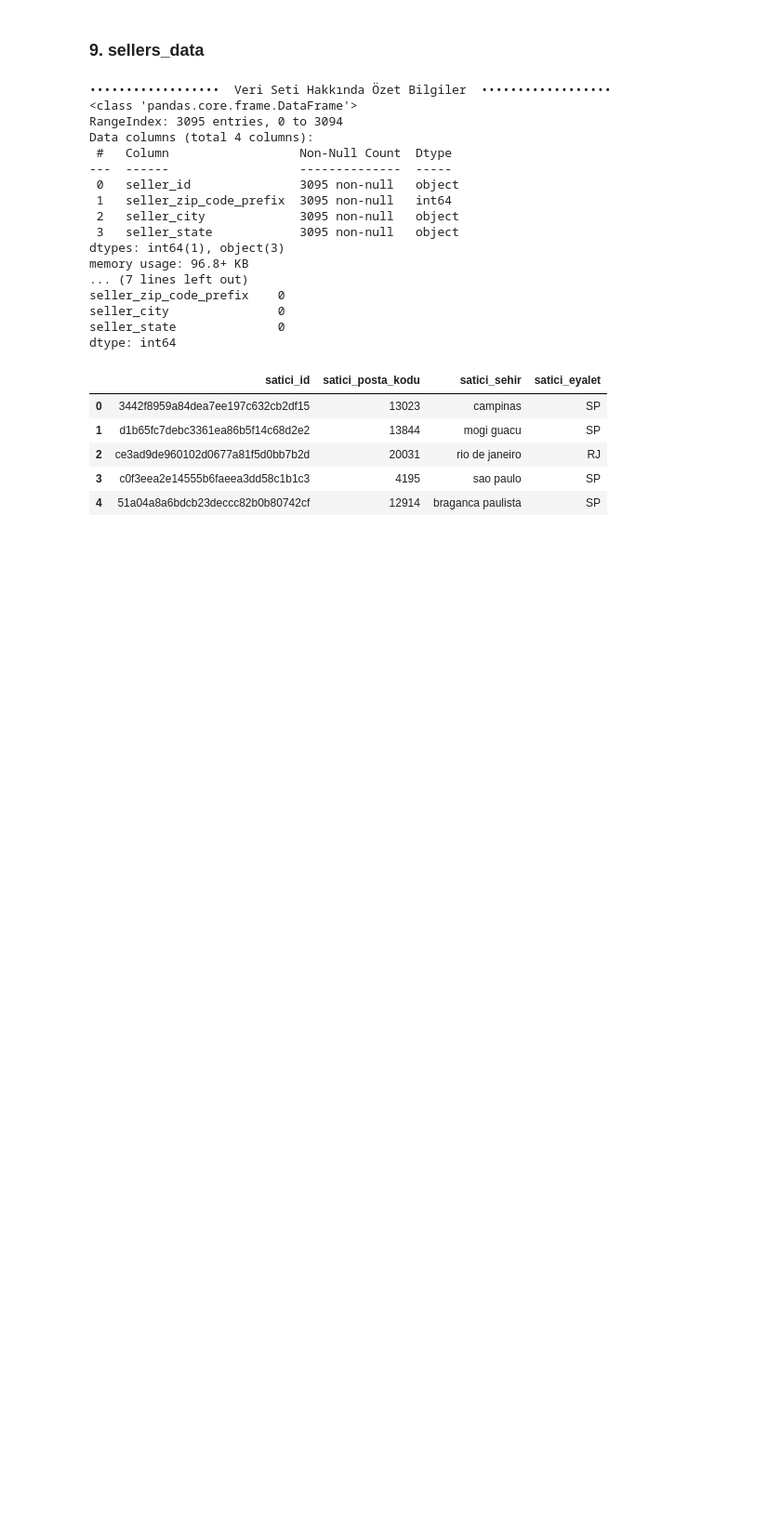
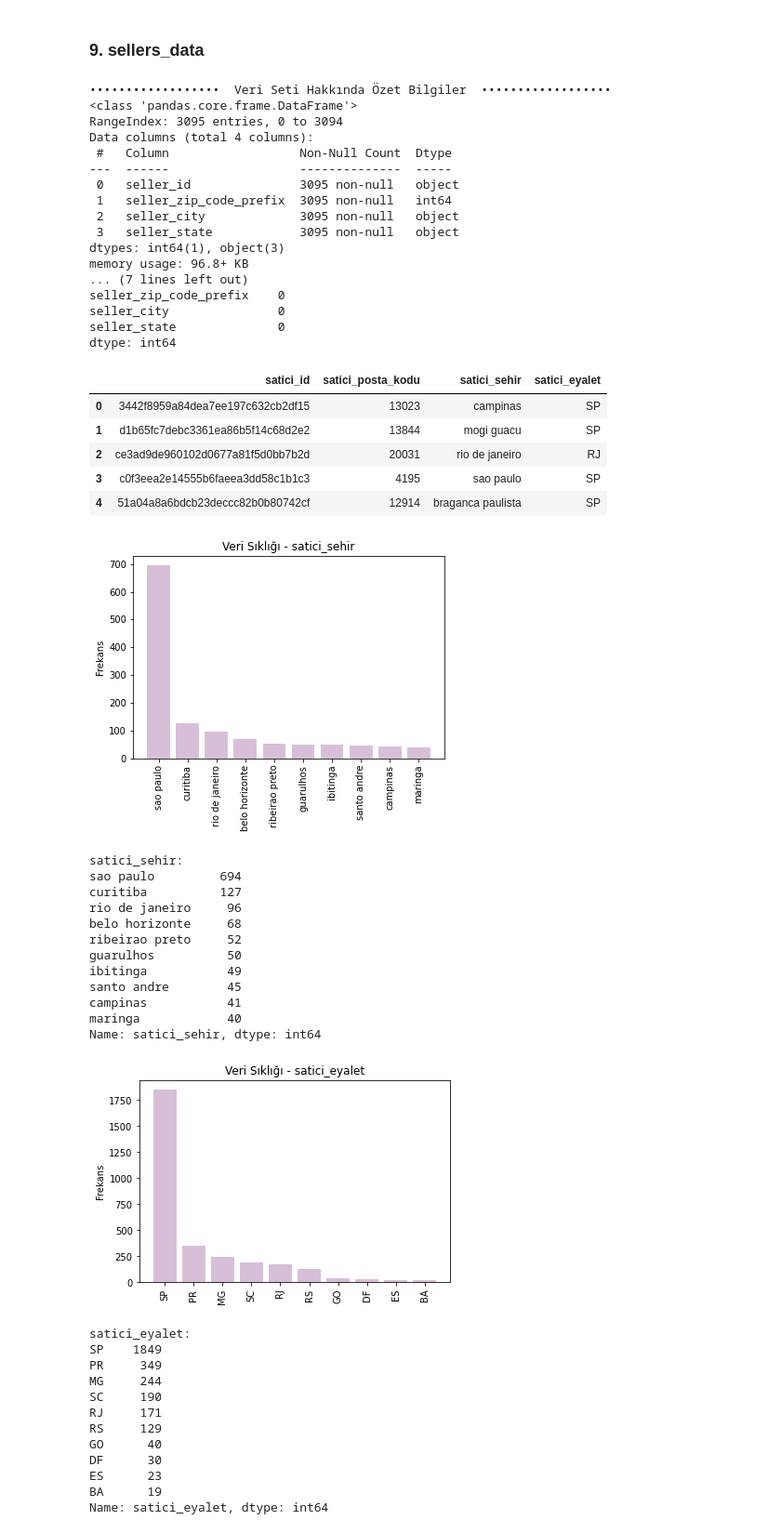
Before and after one commit to sudeokumus/womenintech_python_bitirme_projesi, a Jupyter notebook: ayrintilar.ipynb, the cells around one changed output. Shown at 93% size. Cells and saved outputs as stored; diff of their text form; code cells hidden in the pictures; blank space fills up the shorter version.

```diff
--- a/ayrintilar.ipynb
+++ b/ayrintilar.ipynb
@@ -1243,3 +1324,56 @@ sellers_data.head()
 | 2 | ce3ad9de960102d0677a81f5d0bb7b2d | 20031 | rio de janeiro | RJ |
 | 3 | c0f3eea2e14555b6faeea3dd58c1b1c3 | 4195 | sao paulo | SP |
 | 4 | 51a04a8a6bdcb23deccc82b0b80742cf | 12914 | braganca paulista | SP |
+# %%
+def plotBar(degisken, n = 10):   #En çok görülen 10 değer
+
+  """
+  Girdi: Değişken/sütun ismi
+  n = Gösterilecek eşsiz, en sık rastlanan değer sayısı
+  Çıktı: Çubuk grafiği
+  """
+
+  veri = sellers_data[degisken]
+  veri_sayma = veri.value_counts()
+  veri_sayma = veri_sayma[:n] #İlk n tanesini almak için
+  plt.figure()
+  plt.bar(veri_sayma.index, veri_sayma, color = "thistle")
+  plt.xticks(veri_sayma.index, veri_sayma.index.values)
+  plt.xticks(rotation = 90)
+  plt.ylabel("Frekans")
+  plt.title(f"Veri Sıklığı - {degisken}")
+  plt.show()
+  print(f"{degisken}:\n{veri_sayma}")
+
+
+satici_kategorik_degiskenler = ['satici_sehir', 'satici_eyalet']
+
+for i in satici_kategorik_degiskenler:
+  plotBar(i)
+# %% [output]
+[figure, added]
+satici_sehir:
+sao paulo         694
+curitiba          127
+rio de janeiro     96
+belo horizonte     68
+ribeirao preto     52
+guarulhos          50
+ibitinga           49
+santo andre        45
+campinas           41
+maringa            40
+Name: satici_sehir, dtype: int64
+[figure, added]
+satici_eyalet:
+SP    1849
+PR     349
+MG     244
+SC     190
+RJ     171
+RS     129
+GO      40
+DF      30
+ES      23
+BA      19
+Name: satici_eyalet, dtype: int64
```
Also changed, not shown: parts of 29 cells of this notebook, 1 other file.
